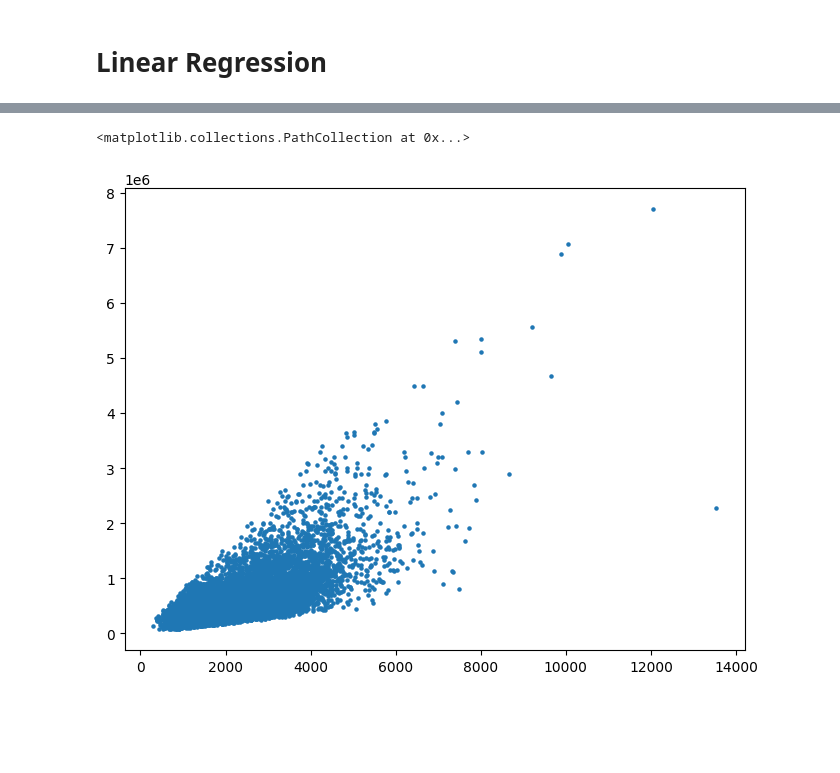
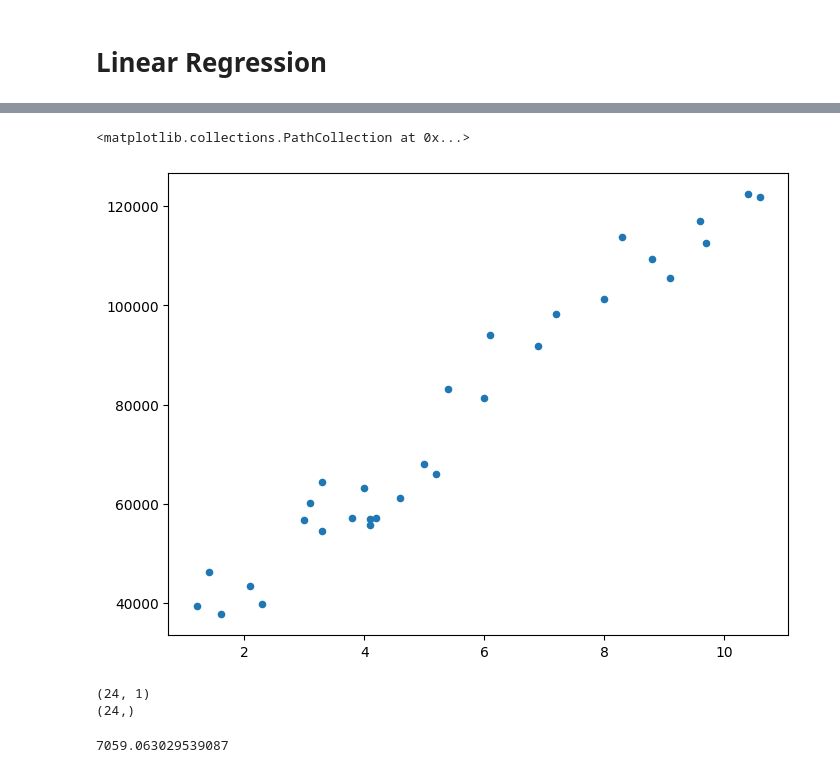
Before and after one commit to Eug-Chua/ML_Algorithms_from_Scratch, a Jupyter notebook: linear_regression.ipynb, the cells around one changed output, grey strips where cells are left out. Saved outputs shown, nothing was run; the diff lists cells and outputs as text; code cells hidden in the pictures; blank space fills up the shorter version.

Commit message:
Added completed algorithm and graph plot

```diff
--- a/linear_regression.ipynb
+++ b/linear_regression.ipynb
@@ -30,0 +34,4 @@ housing.head()
+# %%
+salary = pd.read_csv('data/salary_dataset.csv')
+salary.drop(labels='Unnamed: 0', axis=1, inplace=True)
+salary.head()
@@ -31,6 +45,16 @@ housing.head()
 # %%
 fig = plt.figure(figsize=(8,6))
-plt.scatter(housing['sqft_living'], housing['price'], s=5)
+plt.scatter(salary['YearsExperience'], salary['Salary'], s=20)
 # %% [output]
 <matplotlib.collections.PathCollection at 0x...>
-[figure, old version]
+[figure, new version]
+# %%
+X = salary[['YearsExperience']]
+y = salary['Salary']
+
+X_train, X_test, y_train, y_test = train_test_split(X, y, test_size=0.2, random_state=42)
+print(X_train.shape)
+print(y_train.shape)
+# %% [output]
+(24, 1)
+(24,)
@@ -36,0 +64,9 @@ plt.scatter(housing['sqft_living'], housing['price'], s=5)
+# %%
+regressor = LinearRegression()
+regressor.fit(X_train, y_train)
+predicted = regressor.predict(X_test)
+
+mse_value = rmse(y_test, predicted)
+print(mse_value)
+# %% [output]
+7059.063029539087
```
Also changed, not shown: parts of 6 cells of this notebook.
